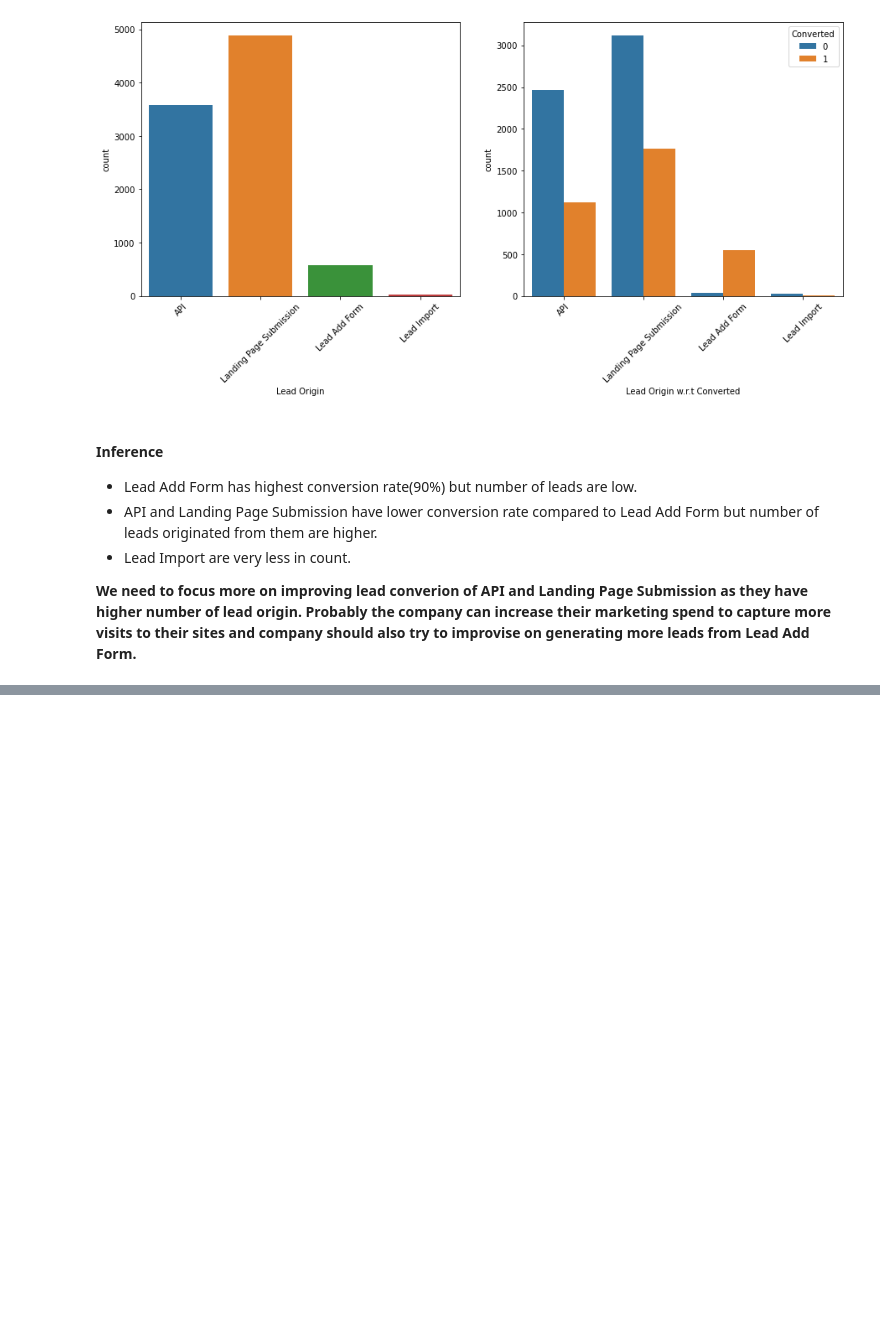
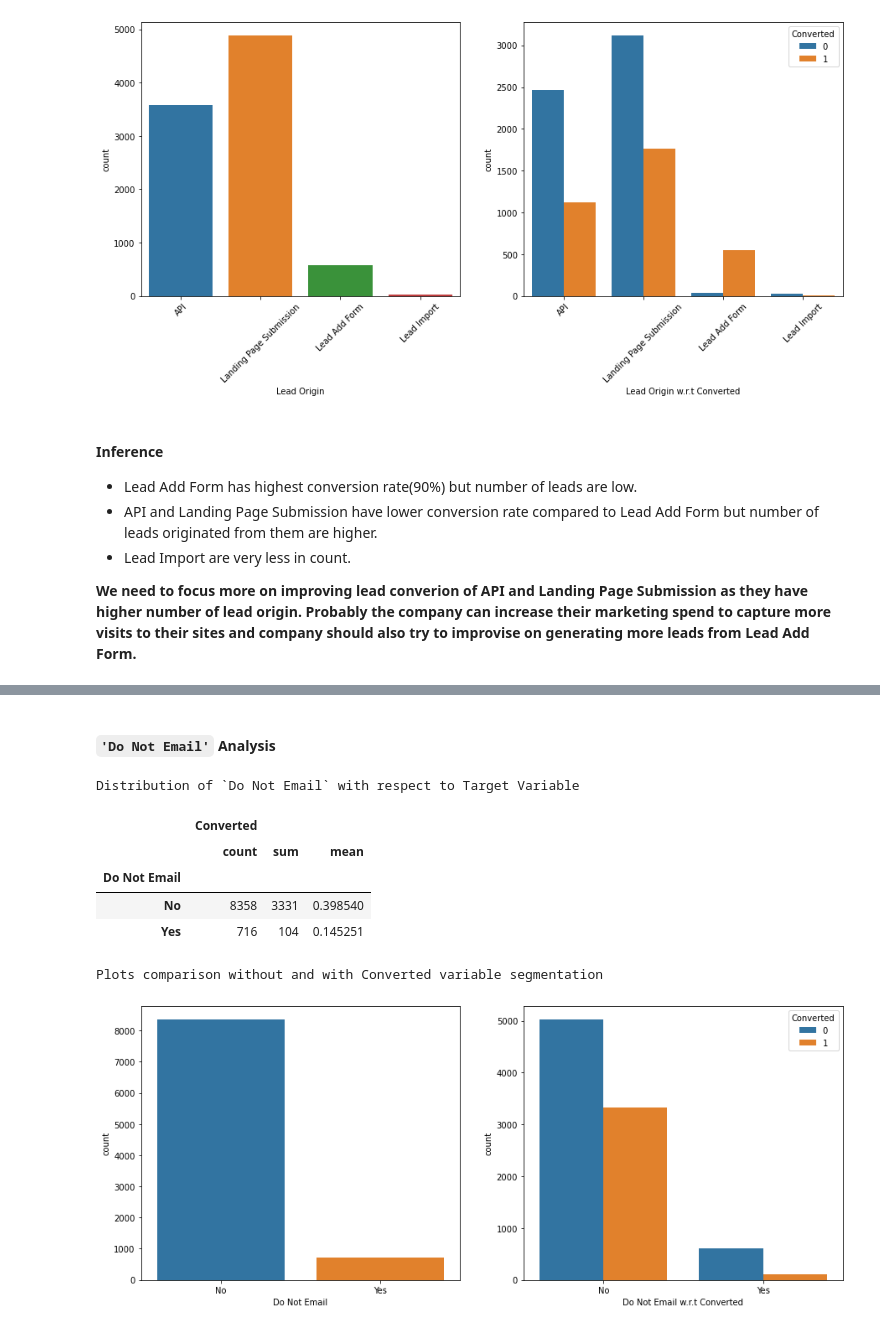
Before and after one commit to vivekvresearch/lead_scoring_VV_TA, a Jupyter notebook: Lead_scoring_case_VV_TA.ipynb, the cells around one changed output, grey strips where cells are left out. Cells and saved outputs as stored; diff of their text form; code cells hidden in the pictures; blank space fills up the shorter version.

```diff
--- a/Lead_scoring_case_VV_TA.ipynb
+++ b/Lead_scoring_case_VV_TA.ipynb
@@ -575,0 +638,13 @@ Plots comparison without and with Converted variable segmentation
+# %% [markdown]
+#### `'Do Not Email'` Analysis
+# %%
+get_stats_and_cat_segmented_plot('Do Not Email',[], 1)
+# %% [output]
+Distribution of `Do Not Email` with respect to Target Variable
+|  | Converted |  |  |
+|  | count | sum | mean |
+| Do Not Email |  |  |  |
+| No | 8358 | 3331 | 0.398540 |
+| Yes | 716 | 104 | 0.145251 |
+Plots comparison without and with Converted variable segmentation
+[figure, added]
```
Also changed, not shown: parts of 80 cells of this notebook.
